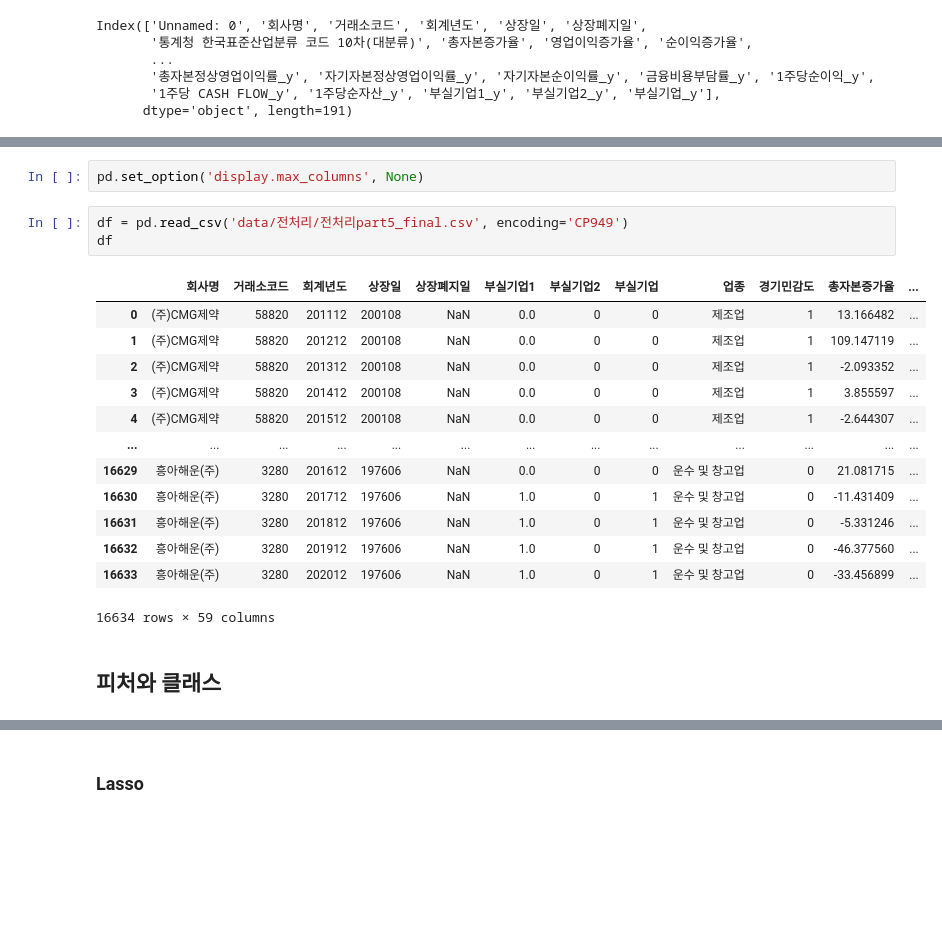
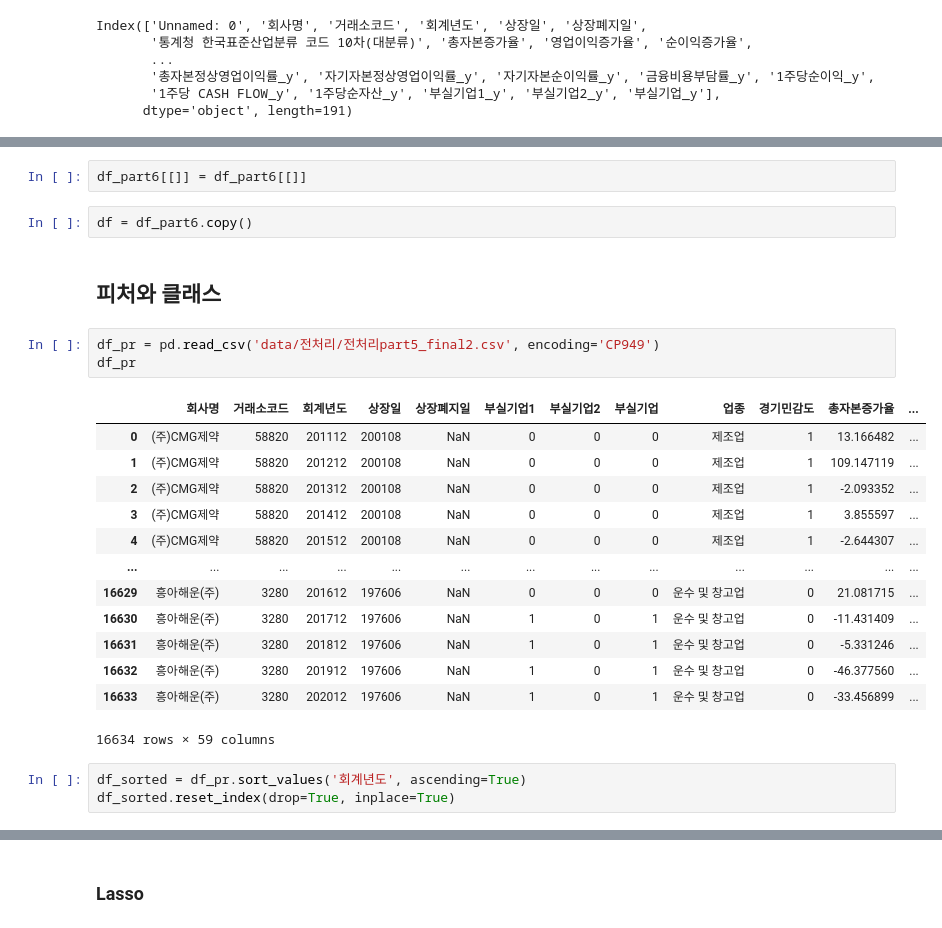
Before and after one commit to jkim0313/project2_quaero, a Jupyter notebook: feature_selection.ipynb, the cells around one changed output, grey strips where cells are left out. Drawn from its saved outputs; the diff is of its cells as text; blank space fills up the shorter version.

```diff
--- a/feature_selection.ipynb
+++ b/feature_selection.ipynb
@@ -450,21 +428,26 @@ import pandas as pd
-# %%
-pd.set_option('display.max_columns', None)
-# %%
-df = pd.read_csv('data/전처리/전처리part5_final.csv', encoding='CP949')
-df
-# %% [output]
-|  | 회사명 | 거래소코드 | 회계년도 | 상장일 | 상장폐지일 | 부실기업1 | 부실기업2 | 부실기업 | 업종 | 경기민감도 | 총자본증가율 | ... |
-| 0 | (주)CMG제약 | 58820 | 201112 | 200108 | NaN | 0.0 | 0 | 0 | 제조업 | 1 | 13.166482 | ... |
-| 1 | (주)CMG제약 | 58820 | 201212 | 200108 | NaN | 0.0 | 0 | 0 | 제조업 | 1 | 109.147119 | ... |
-| 2 | (주)CMG제약 | 58820 | 201312 | 200108 | NaN | 0.0 | 0 | 0 | 제조업 | 1 | -2.093352 | ... |
-| 3 | (주)CMG제약 | 58820 | 201412 | 200108 | NaN | 0.0 | 0 | 0 | 제조업 | 1 | 3.855597 | ... |
-| 4 | (주)CMG제약 | 58820 | 201512 | 200108 | NaN | 0.0 | 0 | 0 | 제조업 | 1 | -2.644307 | ... |
-| ... | ... | ... | ... | ... | ... | ... | ... | ... | ... | ... | ... | ... |
-| 16629 | 흥아해운(주) | 3280 | 201612 | 197606 | NaN | 0.0 | 0 | 0 | 운수 및 창고업 | 0 | 21.081715 | ... |
-| 16630 | 흥아해운(주) | 3280 | 201712 | 197606 | NaN | 1.0 | 0 | 1 | 운수 및 창고업 | 0 | -11.431409 | ... |
-| 16631 | 흥아해운(주) | 3280 | 201812 | 197606 | NaN | 1.0 | 0 | 1 | 운수 및 창고업 | 0 | -5.331246 | ... |
-| 16632 | 흥아해운(주) | 3280 | 201912 | 197606 | NaN | 1.0 | 0 | 1 | 운수 및 창고업 | 0 | -46.377560 | ... |
-| 16633 | 흥아해운(주) | 3280 | 202012 | 197606 | NaN | 1.0 | 0 | 1 | 운수 및 창고업 | 0 | -33.456899 | ... |
-16634 rows × 59 columns
+# %%
+df_part6[[]] = df_part6[[]]
+# %%
+df = df_part6.copy()
 # %% [markdown]
 ## 피처와 클래스
+# %%
+df_pr = pd.read_csv('data/전처리/전처리part5_final2.csv', encoding='CP949')
+df_pr
+# %% [output]
+|  | 회사명 | 거래소코드 | 회계년도 | 상장일 | 상장폐지일 | 부실기업1 | 부실기업2 | 부실기업 | 업종 | 경기민감도 | 총자본증가율 | ... |
+| 0 | (주)CMG제약 | 58820 | 201112 | 200108 | NaN | 0 | 0 | 0 | 제조업 | 1 | 13.166482 | ... |
+| 1 | (주)CMG제약 | 58820 | 201212 | 200108 | NaN | 0 | 0 | 0 | 제조업 | 1 | 109.147119 | ... |
+| 2 | (주)CMG제약 | 58820 | 201312 | 200108 | NaN | 0 | 0 | 0 | 제조업 | 1 | -2.093352 | ... |
+| 3 | (주)CMG제약 | 58820 | 201412 | 200108 | NaN | 0 | 0 | 0 | 제조업 | 1 | 3.855597 | ... |
+| 4 | (주)CMG제약 | 58820 | 201512 | 200108 | NaN | 0 | 0 | 0 | 제조업 | 1 | -2.644307 | ... |
+| ... | ... | ... | ... | ... | ... | ... | ... | ... | ... | ... | ... | ... |
+| 16629 | 흥아해운(주) | 3280 | 201612 | 197606 | NaN | 0 | 0 | 0 | 운수 및 창고업 | 0 | 21.081715 | ... |
+| 16630 | 흥아해운(주) | 3280 | 201712 | 197606 | NaN | 1 | 0 | 1 | 운수 및 창고업 | 0 | -11.431409 | ... |
+| 16631 | 흥아해운(주) | 3280 | 201812 | 197606 | NaN | 1 | 0 | 1 | 운수 및 창고업 | 0 | -5.331246 | ... |
+| 16632 | 흥아해운(주) | 3280 | 201912 | 197606 | NaN | 1 | 0 | 1 | 운수 및 창고업 | 0 | -46.377560 | ... |
+| 16633 | 흥아해운(주) | 3280 | 202012 | 197606 | NaN | 1 | 0 | 1 | 운수 및 창고업 | 0 | -33.456899 | ... |
+16634 rows × 59 columns
+# %%
+df_sorted = df_pr.sort_values('회계년도', ascending=True)
+df_sorted.reset_index(drop=True, inplace=True)
```
Also changed, not shown: parts of 17 cells of this notebook, 6 other files.
